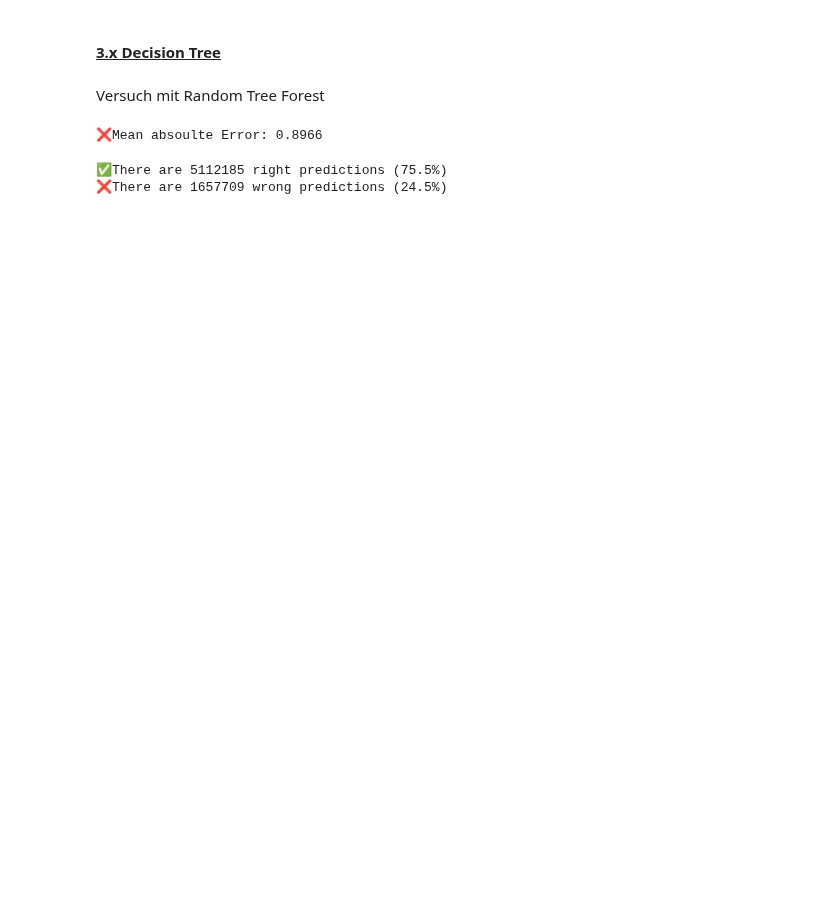
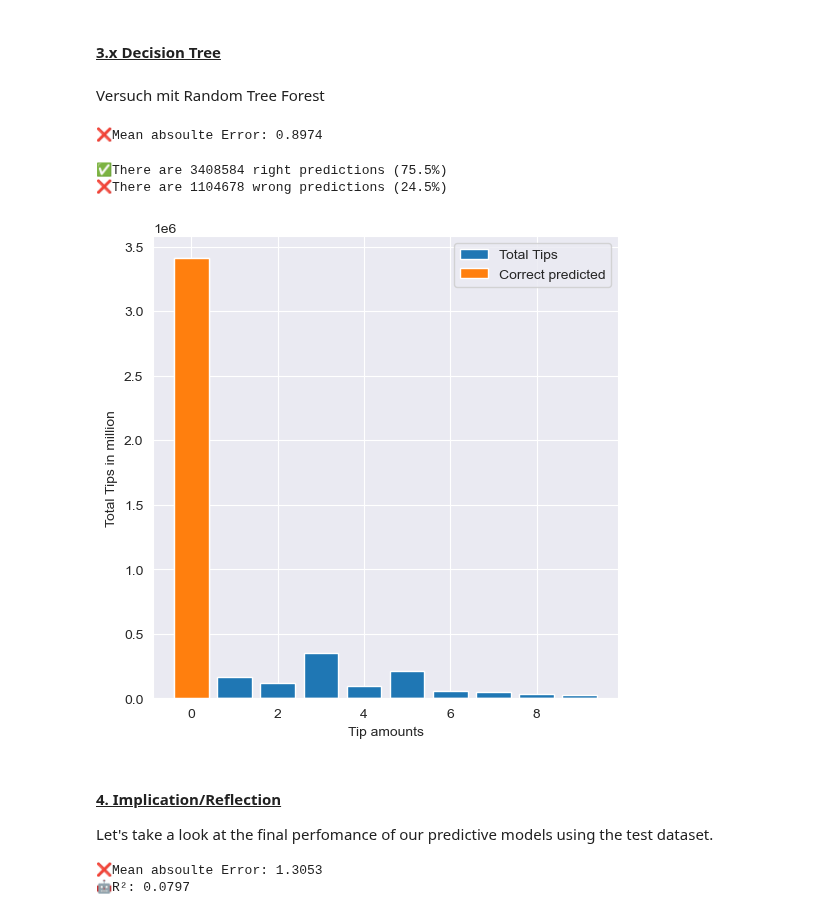
Before and after one commit to mrennefo/DSML-Project, a Jupyter notebook: DSML-Project.ipynb, the cells around one changed output. Cells and saved outputs as stored; diff of their text form; code cells hidden in the pictures; blank space fills up the shorter version.

```diff
--- a/DSML-Project.ipynb
+++ b/DSML-Project.ipynb
@@ -427,22 +431,44 @@ Versuch mit Random Tree Forest
 # %%
 model = DecisionTreeClassifier(max_depth=2, random_state = 42)
 model.fit(x_train_data_scaled, y_train_data)
-predictions = model.predict(x_test_data_scaled)
+predictions = model.predict(x_val_data_scaled)
 # %%
-print("❌Mean absoulte Error:", round(mean_absolute_error(y_test_data, predictions), 4) )
+print("❌Mean absoulte Error:", round(mean_absolute_error(y_val_data, predictions), 4) )
 # %% [output]
-❌Mean absoulte Error: 0.8966
+❌Mean absoulte Error: 0.8974
-# %%
-count_right_predictions = 0
-count_wrong_predictions = 0
-for i, prediction in enumerate(predictions):
-    real_value = y_test_data.iloc[i]
-    if prediction == real_value:
-        count_right_predictions += 1
-    else:
-        count_wrong_predictions += 1
-print(f"✅There are {count_right_predictions} right predictions ({count_right_predictions/len(y_test_data)*100:.1f}%)")
-print(f"❌There are {count_wrong_predictions} wrong predictions ({count_wrong_predictions/len(y_test_data)*100:.1f}%)")
-# %% [output]
-✅There are 5112185 right predictions (75.5%)
-❌There are 1657709 wrong predictions (24.5%)
+# %%
+#compute accuracy
+right_predictions = (predictions == y_val_data).sum()
+wrong_predictions = (predictions != y_val_data).sum()
+print(f"✅There are {right_predictions} right predictions ({right_predictions/len(y_val_data)*100:.1f}%)")
+print(f"❌There are {wrong_predictions} wrong predictions ({wrong_predictions/len(y_val_data)*100:.1f}%)")
+# %% [output]
+✅There are 3408584 right predictions (75.5%)
+❌There are 1104678 wrong predictions (24.5%)
+# %%
+plt.figure(figsize=(6, 6))
+right_counts = []
+sum = []
+for i in range(int(y_val_data.max()) + 1):
+    right_predictions = ((predictions == i) & (y_val_data == i)).sum()
+    sum_predictions = (y_val_data == i).sum()
+    right_counts.append(right_predictions)
+    sum.append(sum_predictions)
+tips = range(int(y_val_data.max()) + 1)
+plt.bar(tips, sum, label = "Total Tips")
+plt.bar(tips, right_counts, label = "Correct predicted")
+plt.ylabel("Total Tips in million")
+plt.xlabel("Tip amounts")
+plt.legend()
+plt.show()
+# %% [output]
+[figure, added]
+# %% [markdown]
+<h4 style="text-decoration: underline;">4. Implication/Reflection</h4>
+Let's take a look at the final perfomance of our predictive models using the test dataset.
+# %%
+linear_model_prediction = linear_model.predict(x_test_data_scaled)
+print("❌Mean absoulte Error:", round(mean_absolute_error(y_test_data, linear_model_prediction), 4), "\n🤖R²:", round(r2_score(y_test_data, linear_model_prediction), 4))
+# %% [output]
+❌Mean absoulte Error: 1.3053
+🤖R²: 0.0797
```
Also changed, not shown: parts of 5 cells of this notebook.
